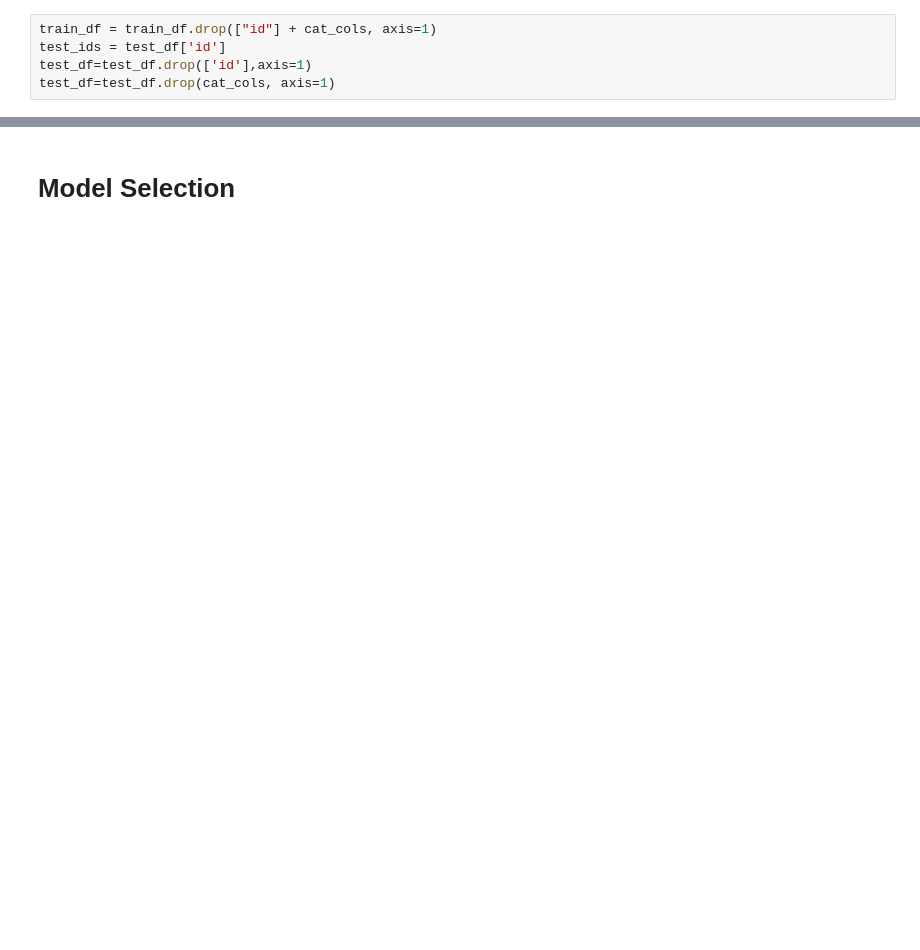
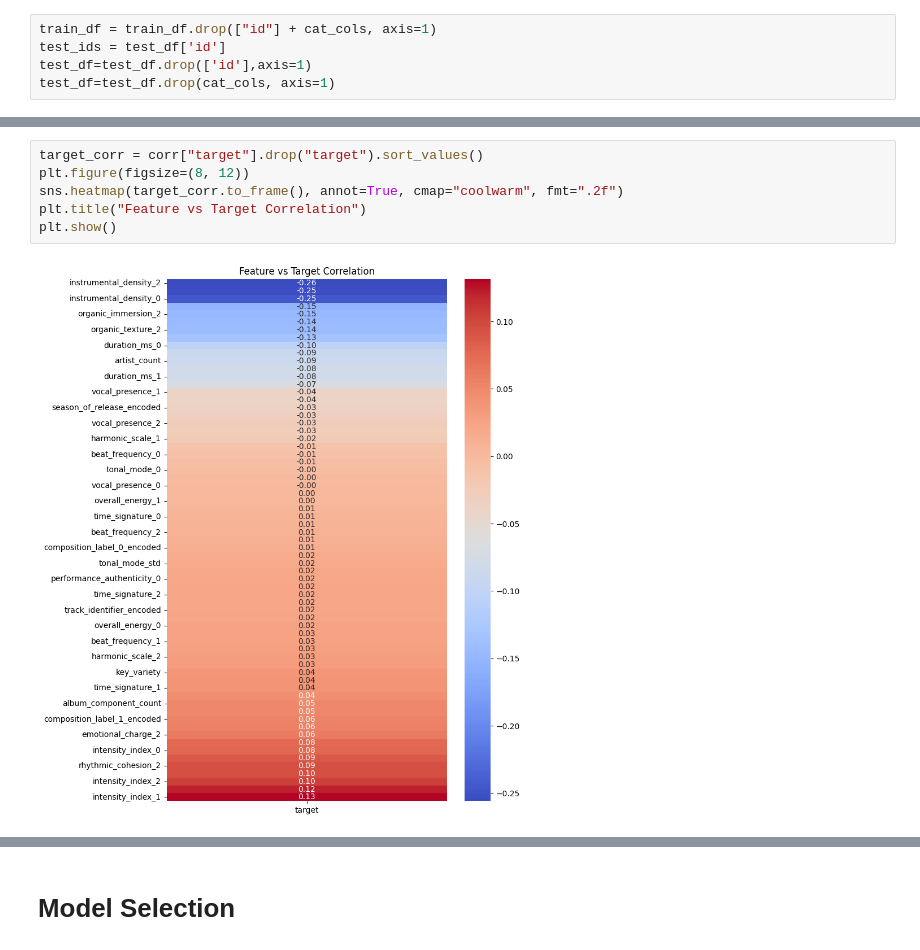
Before and after one commit to Sinethwickramaratna/MLX-2.0-Regression-Challenge-Predict-the-Hype, a Jupyter notebook: mlx-2-0-regression-challenge-predict-the-hype.ipynb, the cells around one changed output, grey strips where cells are left out. Saved outputs shown, nothing was run; the diff lists cells and outputs as text; blank space fills up the shorter version.

```diff
--- a/mlx-2-0-regression-challenge-predict-the-hype.ipynb
+++ b/mlx-2-0-regression-challenge-predict-the-hype.ipynb
@@ -336,0 +373,8 @@ test_df=test_df.drop(cat_cols, axis=1)
+# %%
+target_corr = corr["target"].drop("target").sort_values()
+plt.figure(figsize=(8, 12))
+sns.heatmap(target_corr.to_frame(), annot=True, cmap="coolwarm", fmt=".2f")
+plt.title("Feature vs Target Correlation")
+plt.show()
+# %% [output]
+[figure, added]
```
Also changed, not shown: parts of 30 cells of this notebook, 3 other files.
